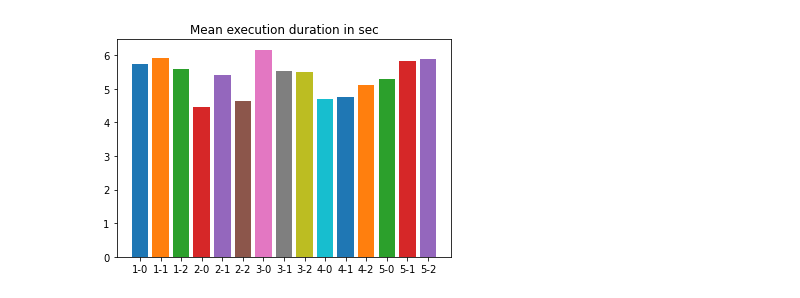
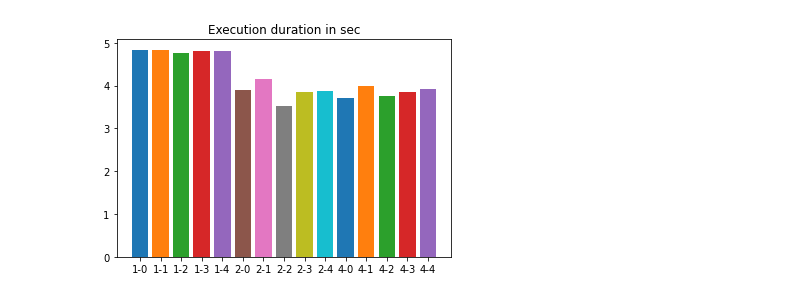
Before and after one commit to pzierahn/omnetpp_offload, a Jupyter notebook: evaluation/system-overhead-eval.ipynb, the cells around one changed output. Drawn from its saved outputs; the diff is of its cells as text; code cells hidden in the pictures.

```diff
--- a/evaluation/system-overhead-eval.ipynb
+++ b/evaluation/system-overhead-eval.ipynb
@@ -3,7 +3,7 @@ import numpy as np
 import pandas as pd
 import matplotlib.pyplot as plt
 # %%
-dfr = pd.read_csv("opp-edge-eval-runs.csv", parse_dates=['time_stamp'])
+dfr = pd.read_csv("eval-data/opp-edge-eval-runs.csv", parse_dates=['timeStamp'])
 dfr.info()
 dfr.head()
 # %% [output]
@@ -62,18 +90,18 @@ memory usage: 187.6+ KB
 # %%
-scenarios = dfr.scenario_id.unique()
+scenarios = dfr.scenarioId.unique()
 
-plt.title("Mean execution duration in sec")
+plt.title("Execution duration in sec")
 
 for scenario in scenarios:
-    for trail in dfr.trail_id.unique():
-        execution_start = dfr.loc[(dfr.trail_id == trail) & (dfr.scenario_id == scenario) & (dfr.command == "Execution") & (dfr.step == 1)].sort_values(by=['match_id'])
-        execution_end   = dfr.loc[(dfr.trail_id == trail) & (dfr.scenario_id == scenario) & (dfr.command == "Execution") & (dfr.step == 2)].sort_values(by=['match_id'])
+    for trail in dfr.trailId.unique():
+        execution_start = dfr.loc[(dfr.trailId == trail) & (dfr.scenarioId == scenario) & (dfr.step == 1)].sort_values(by=['eventId'])
+        execution_end   = dfr.loc[(dfr.trailId == trail) & (dfr.scenarioId == scenario) & (dfr.step == 2)].sort_values(by=['eventId'])
 
-        durations = pd.to_timedelta(execution_end.time_stamp.values - execution_start.time_stamp.values)
+        durations = pd.to_timedelta(execution_end.timeStamp.values - execution_start.timeStamp.values)
         mean = durations.mean()
         std = durations.std()
 
         #plt.bar(f"scenario {scenario} {trail}", mean.total_seconds(), yerr=std.total_seconds(), capsize=10)
         plt.bar(f"{scenario}-{trail}", mean.total_seconds())
 # %% [output]
-[figure, old version]
+[figure, new version]
```
Also changed, not shown: parts of 8 cells of this notebook, 55 other files.
